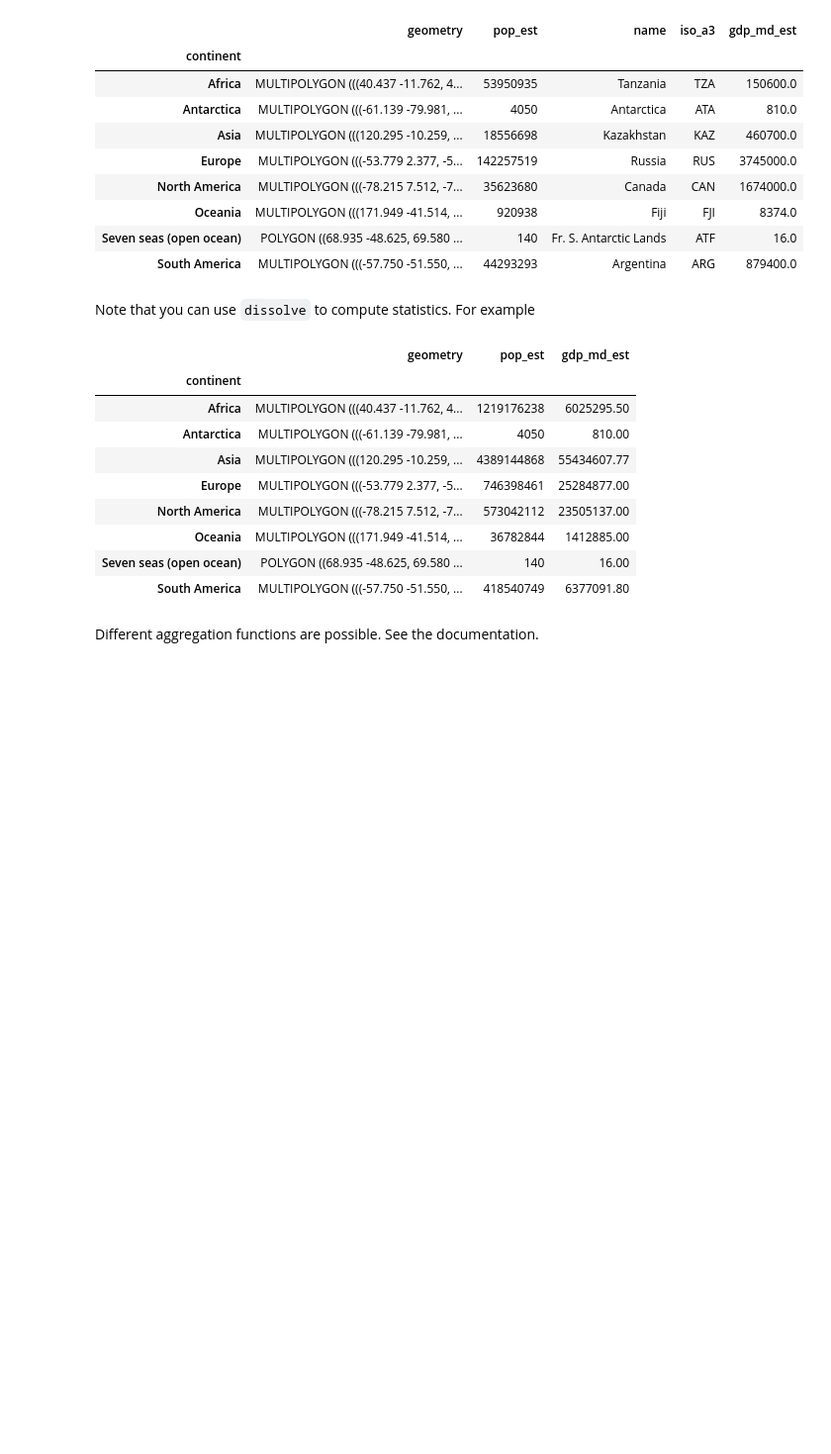
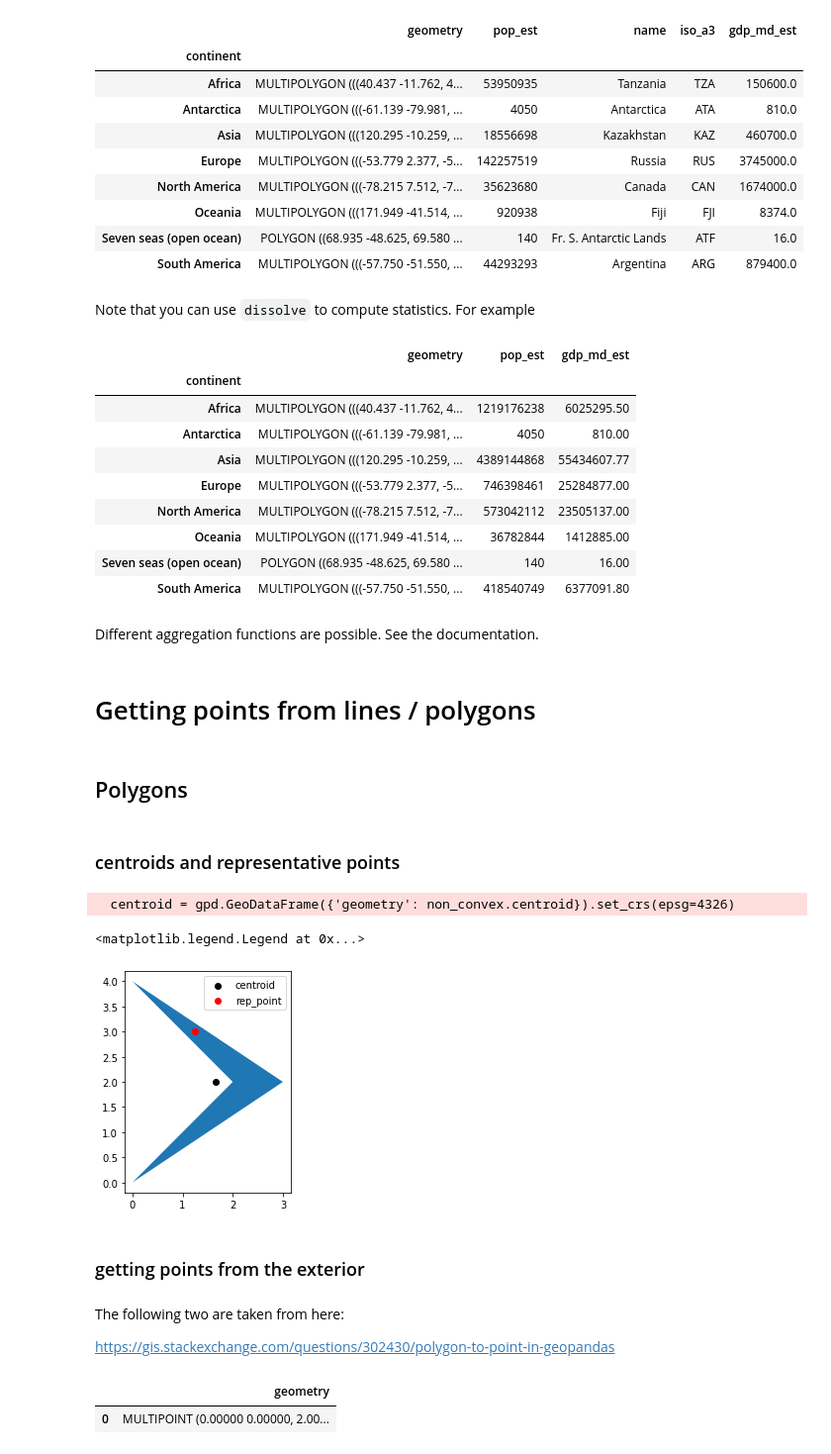
Before and after one commit to sebastianhohmann/geopandas_examples, a Jupyter notebook: _04_common_recipes_reatures.ipynb, the cells around one changed output. Shown: that part at 99% size. Cells and saved outputs as stored; diff of their text form; code cells hidden in the pictures; blank space fills up the shorter version.

```diff
--- a/_04_common_recipes_reatures.ipynb
+++ b/_04_common_recipes_reatures.ipynb
@@ -331,3 +374,39 @@ continents
 | South America | MULTIPOLYGON (((-57.750 -51.550, ... | 418540749 | 6377091.80 |
 # %% [markdown]
 Different aggregation functions are possible. See the documentation.
+# %% [markdown]
+# Getting points from lines / polygons
+# %% [markdown]
+## Polygons
+# %%
+non_convex = gpd.GeoDataFrame({'geometry': Polygon([(0,0), (2,2), (0, 4), (3, 2)])}, index=[0])
+non_convex = non_convex.set_crs(epsg=4326)
+# %% [markdown]
+### centroids and representative points
+# %%
+centroid = gpd.GeoDataFrame({'geometry': non_convex.centroid}).set_crs(epsg=4326)
+rep_point = gpd.GeoDataFrame({'geometry': non_convex.representative_point()}).set_crs(epsg=4326)
+# %% [output]
+  centroid = gpd.GeoDataFrame({'geometry': non_convex.centroid}).set_crs(epsg=4326)
+# %%
+f, ax = plt.subplots(1,1, figsize=(3, 5))
+non_convex.plot(ax=ax)
+centroid.plot(ax=ax, color='k', label='centroid')
+rep_point.plot(ax=ax, color='r', label='rep_point')
+ax.legend()
+# %% [output]
+<matplotlib.legend.Legend at 0x...>
+[figure, added]
+# %% [markdown]
+### getting points from the exterior
+# %% [markdown]
+The following two are taken from here:
+
+https://gis.stackexchange.com/questions/302430/polygon-to-point-in-geopandas
+# %%
+edgepoints_multi = non_convex.copy()
+edgepoints_multi.geometry = edgepoints_multi.geometry.apply(lambda x: MultiPoint(list(x.exterior.coords)))
+edgepoints_multi
+# %% [output]
+|  | geometry |
+| 0 | MULTIPOINT (0.00000 0.00000, 2.00... |
```
Also changed, not shown: parts of 44 cells of this notebook.
